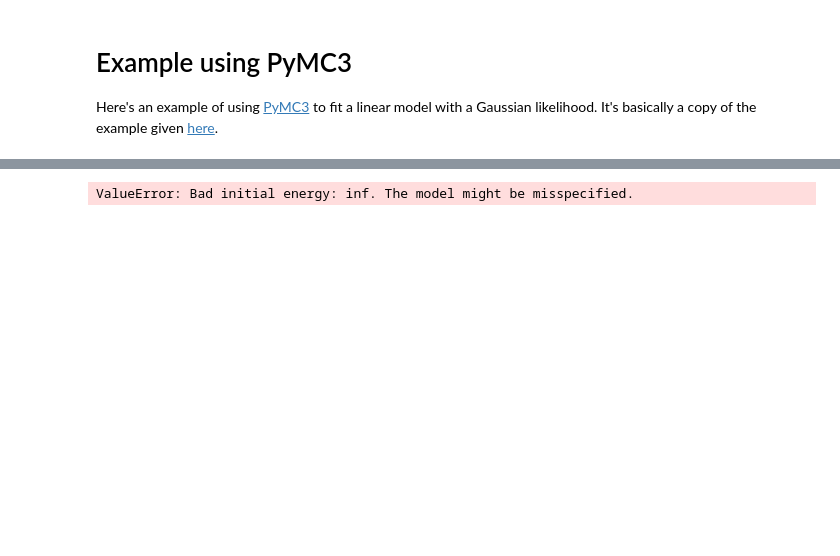
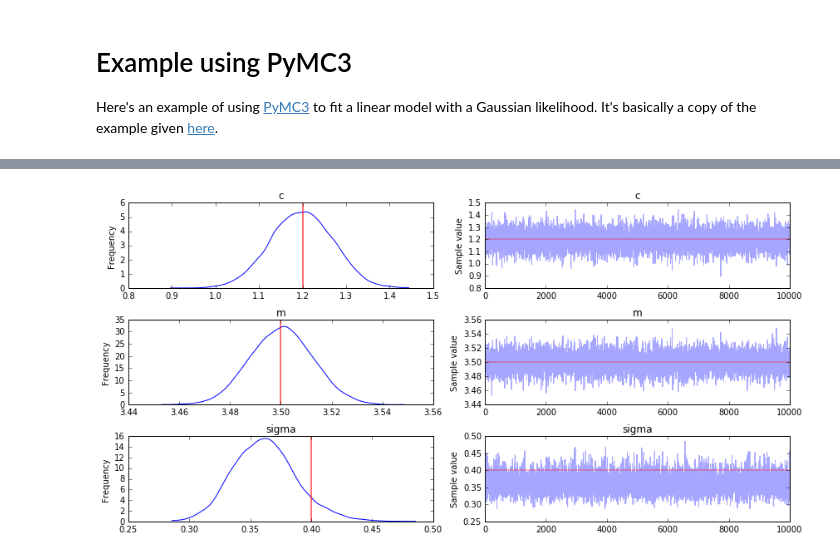
Before and after one commit to mattpitkin/theonlinemcmc, a Jupyter notebook: notebooks/PyMC3Example.ipynb, the cells around one changed output, grey strips where cells are left out. Drawn from its saved outputs; the diff is of its cells as text; code cells hidden in the pictures; blank space fills up the shorter version.

```diff
--- a/notebooks/PyMC3Example.ipynb
+++ b/notebooks/PyMC3Example.ipynb
@@ -63,7 +63,10 @@ with linear_model_sigma:
 # %%
 # perform sampling
 with linear_model_sigma:
-    start = pm.find_MAP()  # Find starting value by optimization
-    trace = pm.sample(10000, start=start, tune=1000, discard_tuned_samples=True) # 10000 iterations, with 1000 iteration burn-in
+    start2 = pm.find_MAP()  # Find starting value by optimization
+    trace2 = pm.sample(10000, start=start2, tune=1000, discard_tuned_samples=True) # 10000 iterations, with 1000 iteration burn-in
-# %% [output]
-ValueError: Bad initial energy: inf. The model might be misspecified.
+# %%
+# plot trace output (overplot the true values)
+_ = pm.traceplot(trace2, lines={'m': m, 'c': c, 'sigma': sigma})
+# %% [output]
+[figure, added]
```
Also changed, not shown: parts of 4 cells of this notebook.
